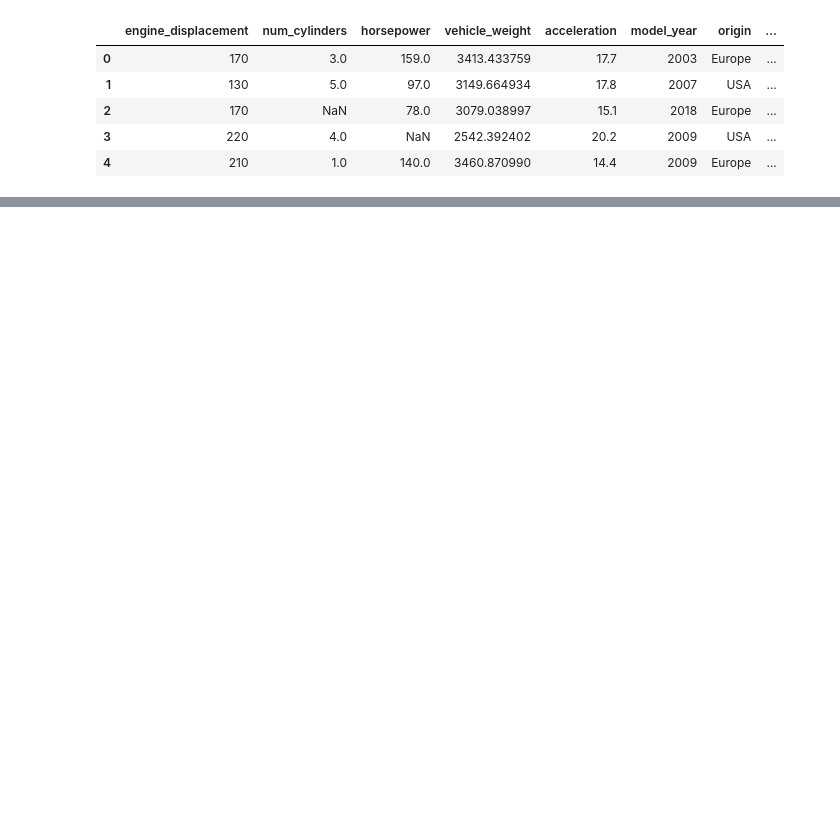
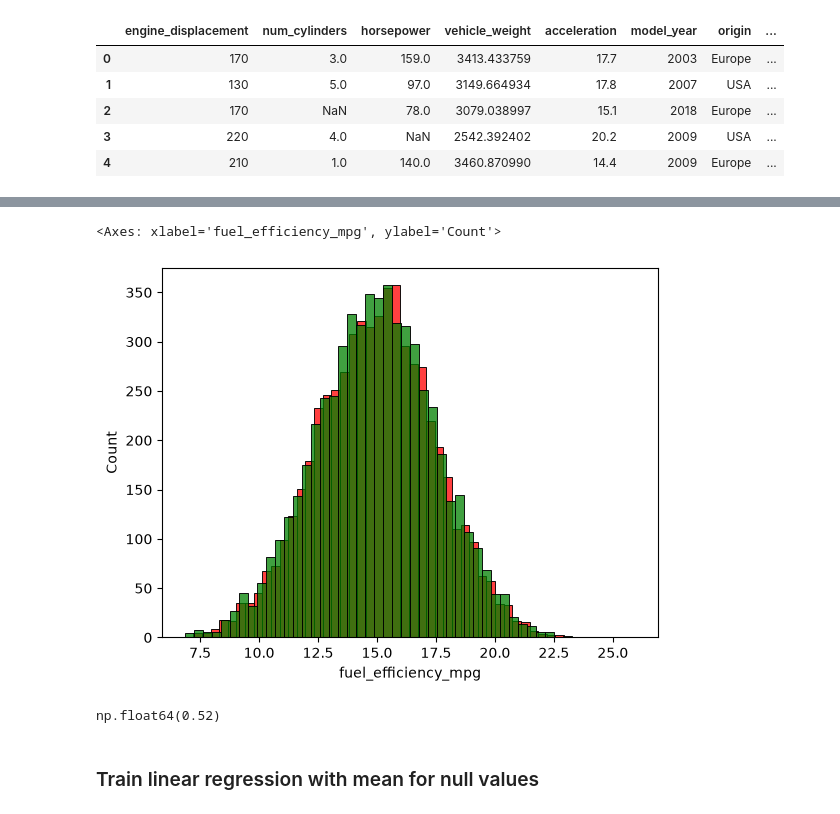
Before and after one commit to yunusov02/datatalks, a Jupyter notebook: 02-regression/homework.ipynb, the cells around one changed output, grey strips where cells are left out. Cells and saved outputs as stored; diff of their text form; code cells hidden in the pictures; blank space fills up the shorter version.

Commit message:
Regression Homework

```diff
--- a/02-regression/homework.ipynb
+++ b/02-regression/homework.ipynb
@@ -31,0 +93,12 @@ df.head()
+# %%
+df_train = df.iloc[:n_train]
+df_val = df.iloc[n_train:n_train + n_val]
+df_test = df.iloc[n_train + n_val:]
+
+y_train = df_train['fuel_efficiency_mpg']
+y_val = df_val['fuel_efficiency_mpg']
+y_test = df_test['fuel_efficiency_mpg']
+
+del df_train['fuel_efficiency_mpg']
+del df_val['fuel_efficiency_mpg']
+del df_test['fuel_efficiency_mpg']
@@ -31,0 +141,17 @@ df.head()
+# %%
+def train_linear_regression(X: pd.DataFrame, y, r=0.0):
+    ones = np.ones(X.shape[0])
+
+    X = np.column_stack([ones, X])
+
+    XTX = X.T.dot(X)
+    # add eye
+    XTX = XTX + r * np.eye(XTX.shape[0])
+    XTX_inv = np.linalg.inv(XTX)
+
+    w_full = XTX_inv.dot(X.T).dot(y)
+
+    w0 = w_full[0]
+    w = w_full[1:]
+
+    return w0, w
@@ -31,0 +168,6 @@ df.head()
+# %%
+def prepare_df_with_zero(df: pd.DataFrame):
+    df = df.copy()
+    df['horsepower'] = df['horsepower'].fillna(0)
+
+    return df
@@ -31,0 +182,7 @@ df.head()
+# %%
+X_train_zero = prepare_df_with_zero(df_train)
+
+w0_zero, w_zero = train_linear_regression(X_train_zero, y_train)
+
+y_pred_zero = w0_zero + X_train_zero.dot(w_zero)
+y_pred_zero
@@ -31,0 +202,12 @@ df.head()
+# %%
+sns.histplot(y_pred_zero, bins=50, color='red')
+sns.histplot(y_train, bins=50, color="green")
+# %% [output]
+<Axes: xlabel='fuel_efficiency_mpg', ylabel='Count'>
+[figure, added]
+# %%
+rmse(y_pred_zero, y_train)
+# %% [output]
+np.float64(0.52)
+# %% [markdown]
+### Train linear regression with mean for null values
```
Also changed, not shown: parts of 21 cells of this notebook, 1 other file.
